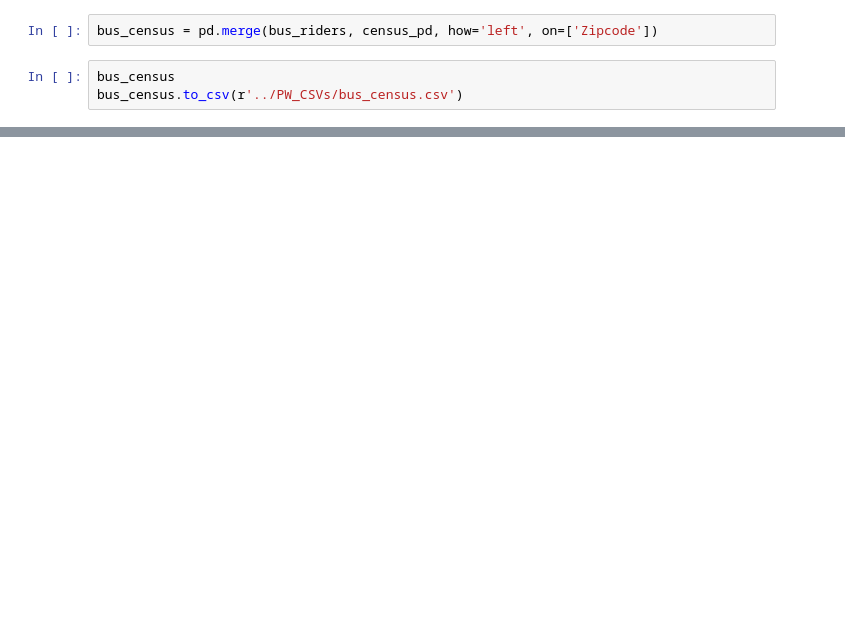
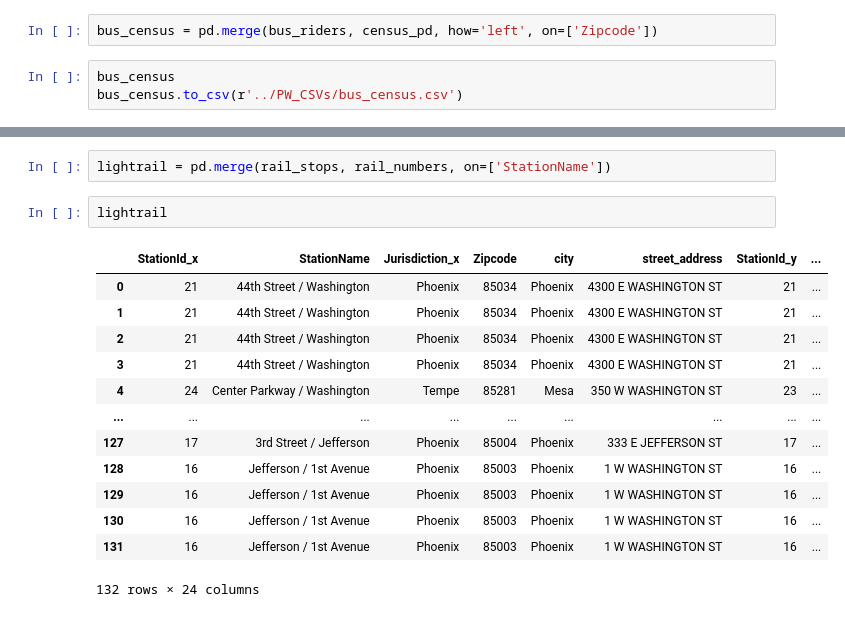
Before and after one commit to phil-wew/group_project1, a Jupyter notebook: PW/PW_ValleyMetro_all_Ridership.ipynb, the cells around one changed output, grey strips where cells are left out. Drawn from its saved outputs; the diff is of its cells as text; blank space fills up the shorter version.

```diff
--- a/PW/PW_ValleyMetro_all_Ridership.ipynb
+++ b/PW/PW_ValleyMetro_all_Ridership.ipynb
@@ -211,0 +276,18 @@ rail_stops
+# %%
+lightrail = pd.merge(rail_stops, rail_numbers, on=['StationName'])
+# %%
+lightrail
+# %% [output]
+|  | StationId_x | StationName | Jurisdiction_x | Zipcode | city | street_address | StationId_y | ... |
+| 0 | 21 | 44th Street / Washington | Phoenix | 85034 | Phoenix | 4300 E WASHINGTON ST | 21 | ... |
+| 1 | 21 | 44th Street / Washington | Phoenix | 85034 | Phoenix | 4300 E WASHINGTON ST | 21 | ... |
+| 2 | 21 | 44th Street / Washington | Phoenix | 85034 | Phoenix | 4300 E WASHINGTON ST | 21 | ... |
+| 3 | 21 | 44th Street / Washington | Phoenix | 85034 | Phoenix | 4300 E WASHINGTON ST | 21 | ... |
+| 4 | 24 | Center Parkway / Washington | Tempe | 85281 | Mesa | 350 W WASHINGTON ST | 23 | ... |
+| ... | ... | ... | ... | ... | ... | ... | ... | ... |
+| 127 | 17 | 3rd Street / Jefferson | Phoenix | 85004 | Phoenix | 333 E JEFFERSON ST | 17 | ... |
+| 128 | 16 | Jefferson / 1st Avenue | Phoenix | 85003 | Phoenix | 1 W WASHINGTON ST | 16 | ... |
+| 129 | 16 | Jefferson / 1st Avenue | Phoenix | 85003 | Phoenix | 1 W WASHINGTON ST | 16 | ... |
+| 130 | 16 | Jefferson / 1st Avenue | Phoenix | 85003 | Phoenix | 1 W WASHINGTON ST | 16 | ... |
+| 131 | 16 | Jefferson / 1st Avenue | Phoenix | 85003 | Phoenix | 1 W WASHINGTON ST | 16 | ... |
+132 rows × 24 columns
```
Also changed, not shown: parts of 19 cells of this notebook.
